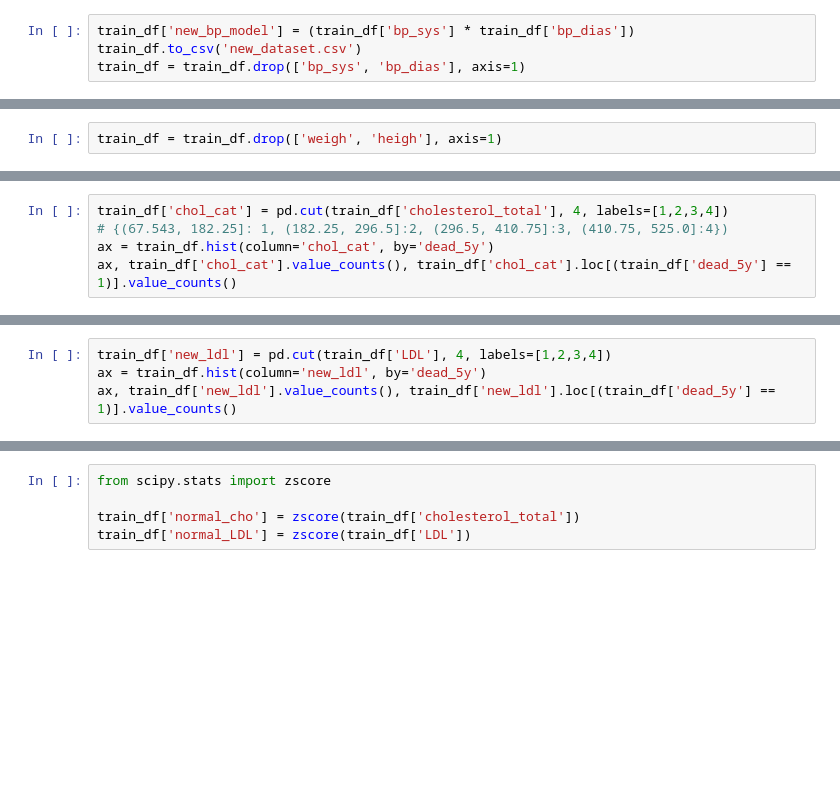
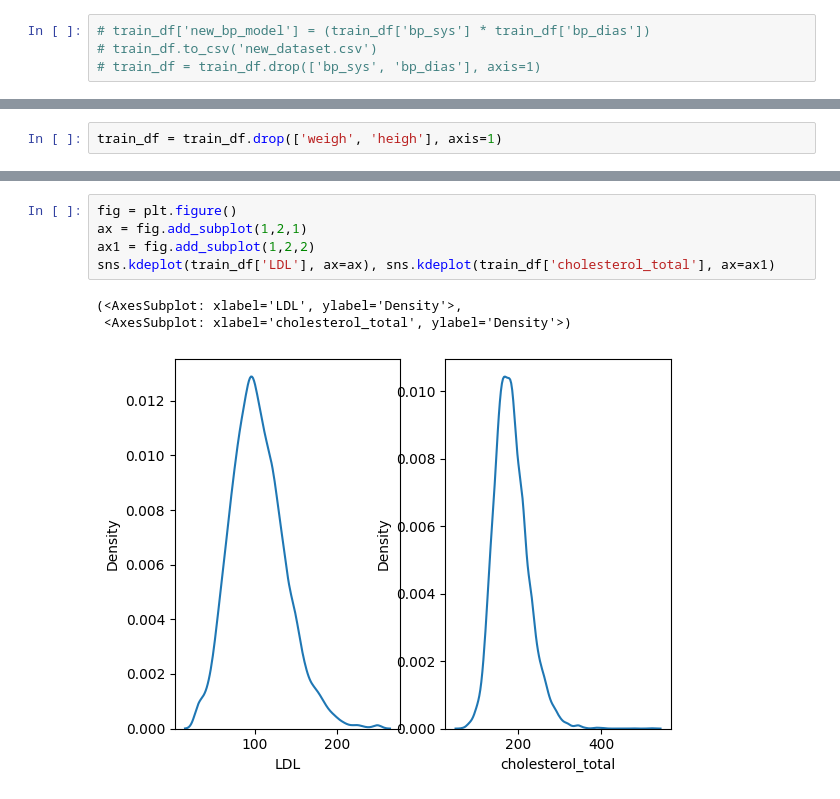
Before and after one commit to TalRos99/Medical-Data, a Jupyter notebook: MedicalData_Final.ipynb, the cells around one changed output, grey strips where cells are left out. Drawn from its saved outputs; the diff is of its cells as text; blank space fills up the shorter version.

```diff
--- a/MedicalData_Final.ipynb
+++ b/MedicalData_Final.ipynb
@@ -211,6 +227,6 @@ ax.view_init(15,75)
 # %% [markdown]
 המטרה בשילוב הפיצרים היא בשיפור הקורלציות והורדת המימדים כך שננסה לבטא את קאט באמצעות העמודות האחרות, אכן יש שיפור בקורלציות (להוסיף באיזה שיפור)
 # %%
-train_df['new_bp_model'] = (train_df['bp_sys'] * train_df['bp_dias'])
-train_df.to_csv('new_dataset.csv')
-train_df = train_df.drop(['bp_sys', 'bp_dias'], axis=1)
+# train_df['new_bp_model'] = (train_df['bp_sys'] * train_df['bp_dias'])
+# train_df.to_csv('new_dataset.csv')
+# train_df = train_df.drop(['bp_sys', 'bp_dias'], axis=1)
@@ -252,5 +265,0 @@ sns.displot(train_df['cholesterol_total'], kind='kde')
-# %%
-train_df['chol_cat'] = pd.cut(train_df['cholesterol_total'], 4, labels=[1,2,3,4])
-# {(67.543, 182.25]: 1, (182.25, 296.5]:2, (296.5, 410.75]:3, (410.75, 525.0]:4})
-ax = train_df.hist(column='chol_cat', by='dead_5y')
-ax, train_df['chol_cat'].value_counts(), train_df['chol_cat'].loc[(train_df['dead_5y'] == 1)].value_counts()
@@ -278,4 +265,0 @@ sns.displot(train_df['LDL'], kind='kde')
-# %%
-train_df['new_ldl'] = pd.cut(train_df['LDL'], 4, labels=[1,2,3,4])
-ax = train_df.hist(column='new_ldl', by='dead_5y')
-ax, train_df['new_ldl'].value_counts(), train_df['new_ldl'].loc[(train_df['dead_5y'] == 1)].value_counts()
@@ -296,5 +266,9 @@ ax, train_df['new_ldl'].value_counts(), train_df['new_ldl'].loc[(train_df['dead_
-# %%
-from scipy.stats import zscore
-
-train_df['normal_cho'] = zscore(train_df['cholesterol_total'])
-train_df['normal_LDL'] = zscore(train_df['LDL'])
+# %%
+fig = plt.figure()
+ax = fig.add_subplot(1,2,1)
+ax1 = fig.add_subplot(1,2,2)
+sns.kdeplot(train_df['LDL'], ax=ax), sns.kdeplot(train_df['cholesterol_total'], ax=ax1)
+# %% [output]
+(<AxesSubplot: xlabel='LDL', ylabel='Density'>,
+ <AxesSubplot: xlabel='cholesterol_total', ylabel='Density'>)
+[figure, added]
```
Also changed, not shown: parts of 20 cells of this notebook.
